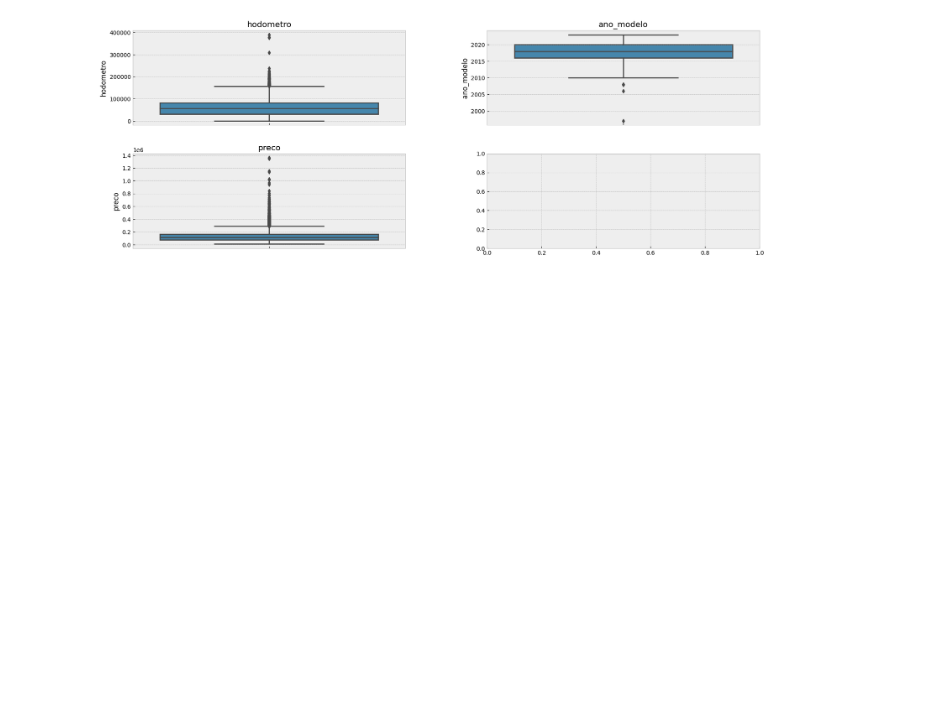
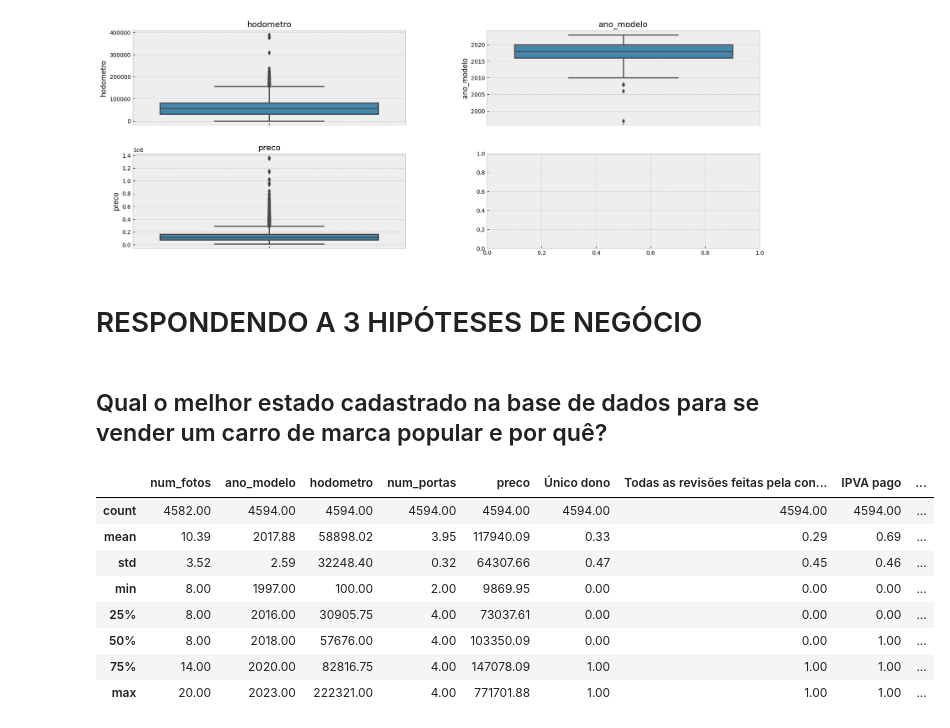
Before and after one commit to aleeexp/LH_CD_ALEX_PIVATO, a Jupyter notebook: LH_CD_Alex_Pivato.ipynb, the cells around one changed output. Saved outputs shown, nothing was run; the diff lists cells and outputs as text; code cells hidden in the pictures; blank space fills up the shorter version.

```diff
--- a/LH_CD_Alex_Pivato.ipynb
+++ b/LH_CD_Alex_Pivato.ipynb
@@ -233,3 +204,23 @@ hodometro
 ano_modelo
 preco
 [figure]
+# %% [markdown]
+# RESPONDENDO A 3 HIPÓTESES DE NEGÓCIO
+# %% [markdown]
+## Qual o melhor estado cadastrado na base de dados para se vender um carro de marca popular e por quê?
+# %%
+carros_volks = df[df['marca'] == 'VOLKSWAGEN']
+dummies_volks = pd.get_dummies(carros_volks[['veiculo_único_dono','revisoes_concessionaria','ipva_pago','veiculo_licenciado','cambio']],prefix='',prefix_sep='')
+carros_volks_final = pd.concat([carros_volks[['num_fotos','ano_modelo','hodometro','num_portas','preco']],
+                                dummies_volks],axis=1)
+carros_volks_final.describe()
+# %% [output]
+|  | num_fotos | ano_modelo | hodometro | num_portas | preco | Único dono | Todas as revisões feitas pela con... | IPVA pago | ... |
+| count | 4582.00 | 4594.00 | 4594.00 | 4594.00 | 4594.00 | 4594.00 | 4594.00 | 4594.00 | ... |
+| mean | 10.39 | 2017.88 | 58898.02 | 3.95 | 117940.09 | 0.33 | 0.29 | 0.69 | ... |
+| std | 3.52 | 2.59 | 32248.40 | 0.32 | 64307.66 | 0.47 | 0.45 | 0.46 | ... |
+| min | 8.00 | 1997.00 | 100.00 | 2.00 | 9869.95 | 0.00 | 0.00 | 0.00 | ... |
+| 25% | 8.00 | 2016.00 | 30905.75 | 4.00 | 73037.61 | 0.00 | 0.00 | 0.00 | ... |
+| 50% | 8.00 | 2018.00 | 57676.00 | 4.00 | 103350.09 | 0.00 | 0.00 | 1.00 | ... |
+| 75% | 14.00 | 2020.00 | 82816.75 | 4.00 | 147078.09 | 1.00 | 1.00 | 1.00 | ... |
+| max | 20.00 | 2023.00 | 222321.00 | 4.00 | 771701.88 | 1.00 | 1.00 | 1.00 | ... |
```
Also changed, not shown: parts of 28 cells of this notebook, 2 other files.
